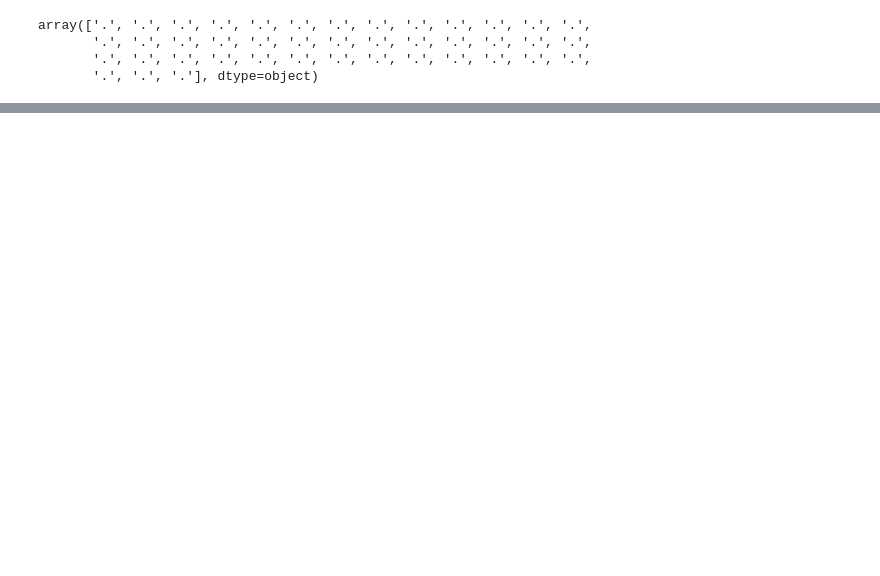
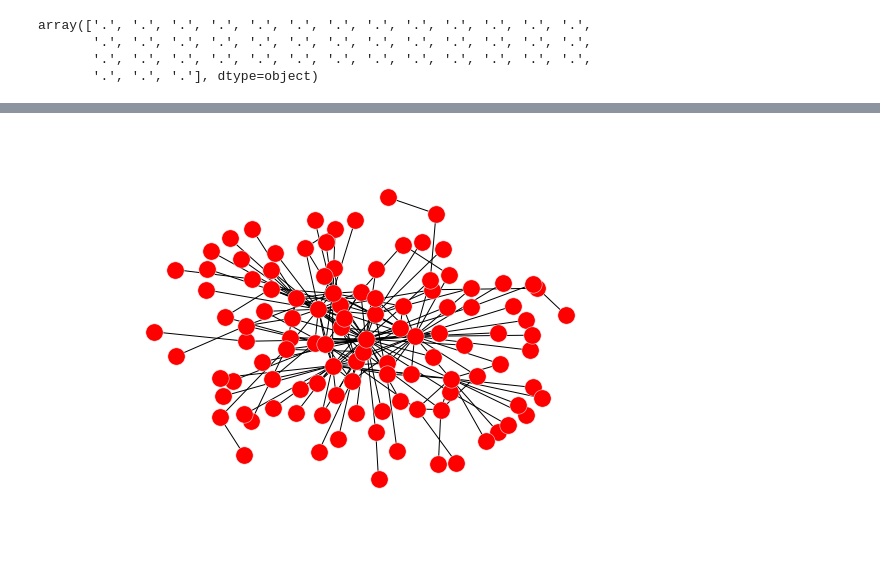
Before and after one commit to sbchou/experiential-surveys, a Jupyter notebook: GraphAnalysis.ipynb, the cells around one changed output, grey strips where cells are left out. Cells and saved outputs as stored; diff of their text form; code cells hidden in the pictures; blank space fills up the shorter version.

```diff
--- a/GraphAnalysis.ipynb
+++ b/GraphAnalysis.ipynb
@@ -172,0 +383,2 @@ UnicodeDecodeError: 'ascii' codec can't decode byte 0xd0 in position 4: ordinal
+# %%
+subs = [s for s in nx.connected_component_subgraphs(G)]
@@ -172,0 +389,4 @@ UnicodeDecodeError: 'ascii' codec can't decode byte 0xd0 in position 4: ordinal
+# %%
+nx.draw_spring(subs[0])
+# %% [output]
+[figure, added]
```
Also changed, not shown: parts of 48 cells of this notebook, 4 other files.
